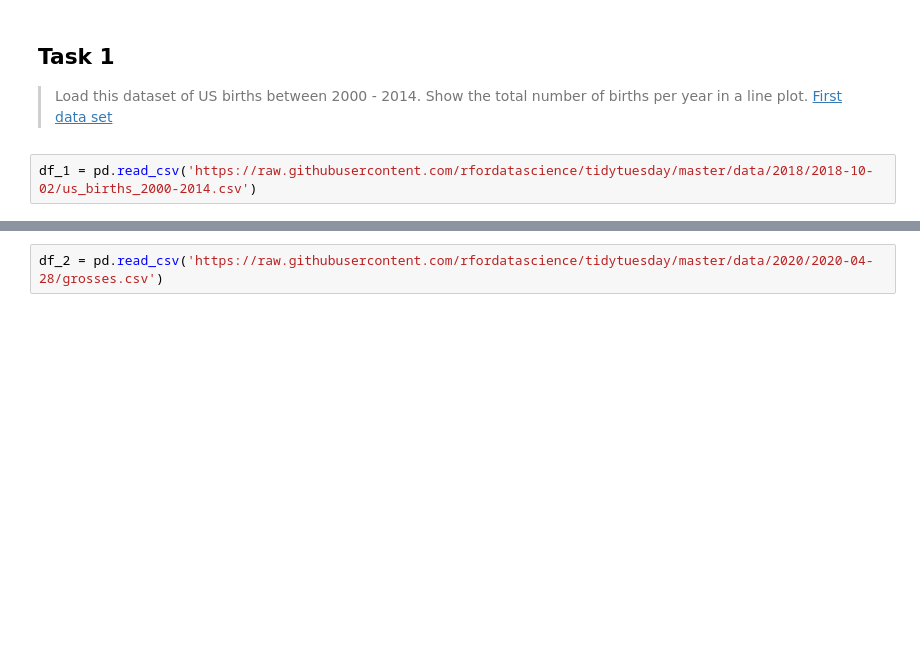
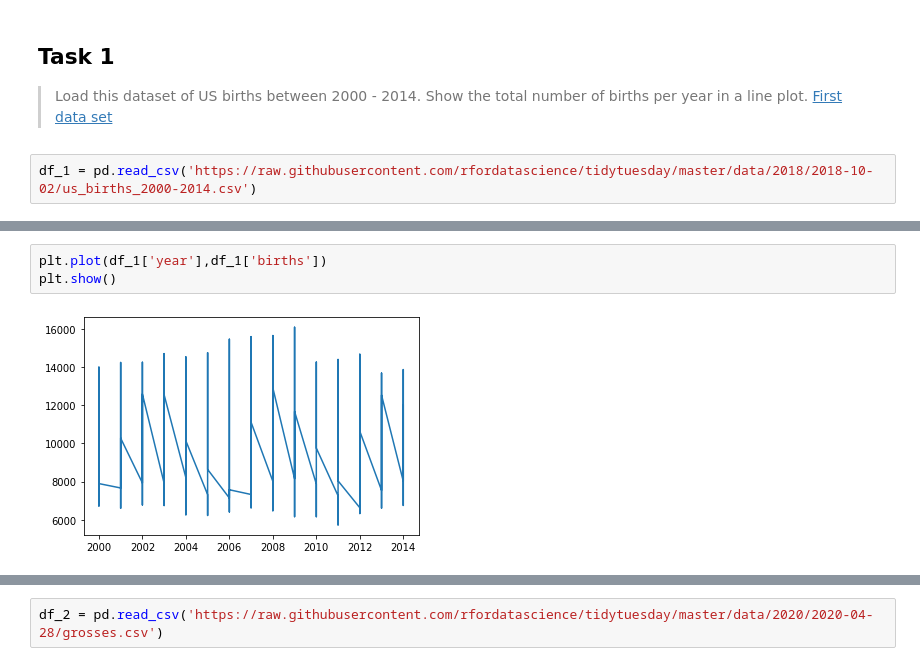
Before and after one commit to mclarin73/python_lessons, a Jupyter notebook: jupyter_file/Lesson_4 .ipynb, the cells around one changed output, grey strips where cells are left out. Drawn from its saved outputs; the diff is of its cells as text; blank space fills up the shorter version.

```diff
--- a/jupyter_file/Lesson_4 .ipynb
+++ b/jupyter_file/Lesson_4 .ipynb
@@ -11,0 +106,5 @@ df_1 = pd.read_csv('https://raw.githubusercontent.com/rfordatascience/tidytuesda
+# %%
+plt.plot(df_1['year'],df_1['births'])
+plt.show()
+# %% [output]
+[figure, added]
```
Also changed, not shown: parts of 34 cells of this notebook, 1 other file.
